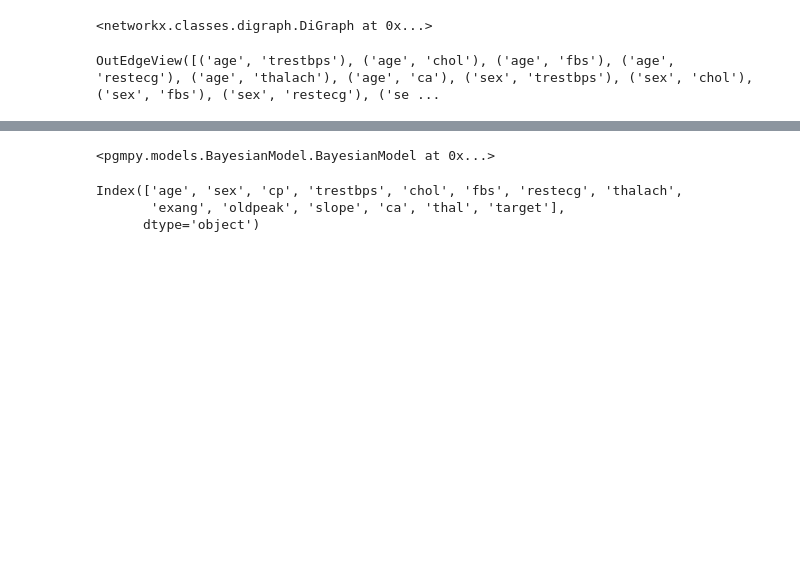
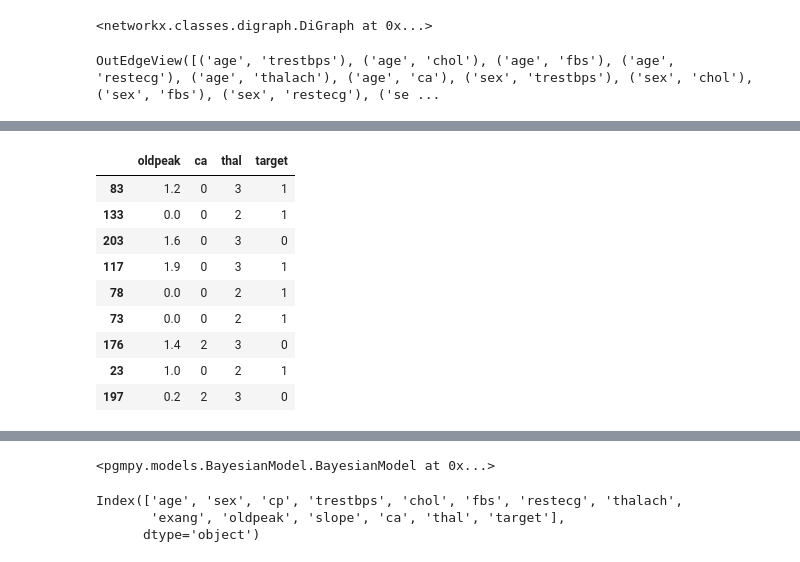
Before and after one commit to NikhilPr95/JTAForHeartAttack, a Jupyter notebook: JTA.ipynb, the cells around one changed output, grey strips where cells are left out. Cells and saved outputs as stored; diff of their text form; code cells hidden in the pictures; blank space fills up the shorter version.

```diff
--- a/JTA.ipynb
+++ b/JTA.ipynb
@@ -121,0 +158,13 @@ OutEdgeView([('age', 'trestbps'), ('age', 'chol'), ('age', 'fbs'), ('age', 'rest
+# %%
+dsmall_sample
+# %% [output]
+|  | oldpeak | ca | thal | target |
+| 83 | 1.2 | 0 | 3 | 1 |
+| 133 | 0.0 | 0 | 2 | 1 |
+| 203 | 1.6 | 0 | 3 | 0 |
+| 117 | 1.9 | 0 | 3 | 1 |
+| 78 | 0.0 | 0 | 2 | 1 |
+| 73 | 0.0 | 0 | 2 | 1 |
+| 176 | 1.4 | 2 | 3 | 0 |
+| 23 | 1.0 | 0 | 2 | 1 |
+| 197 | 0.2 | 2 | 3 | 0 |
```
Also changed, not shown: parts of 15 cells of this notebook.
